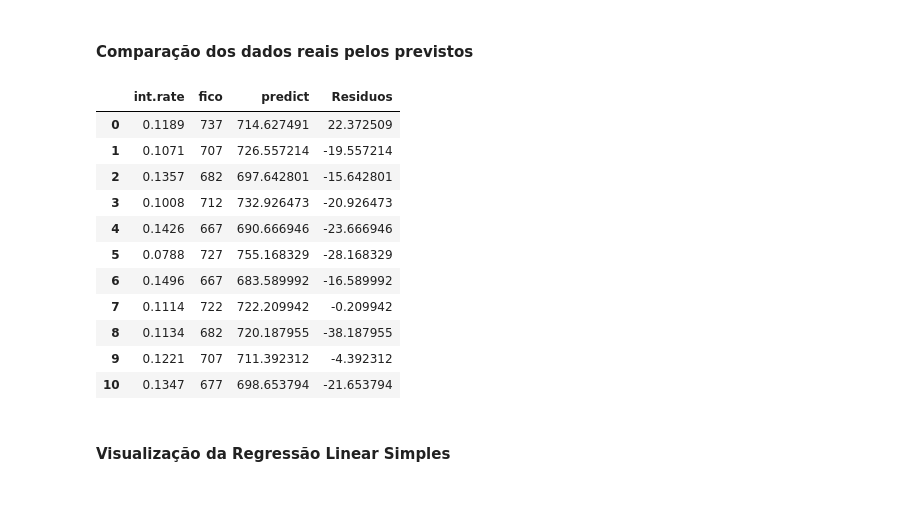
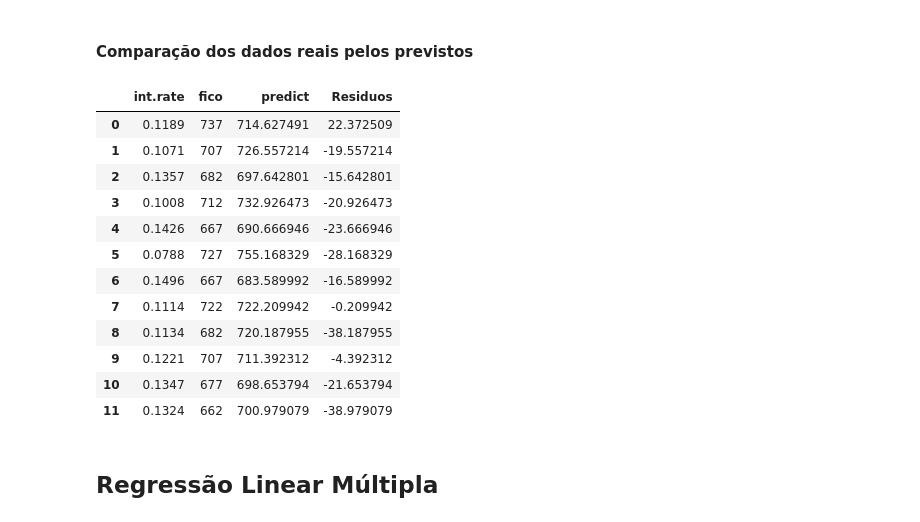
Before and after one commit to wander-asb/Emprestimos, a Jupyter notebook: emprestimos_previsao.ipynb, the cells around one changed output. Cells and saved outputs as stored; diff of their text form; code cells hidden in the pictures.

```diff
--- a/emprestimos_previsao.ipynb
+++ b/emprestimos_previsao.ipynb
@@ -106,20 +124,17 @@ sns.heatmap(corr, mask=mask, cmap=cmap, vmax=.3, center=0, annot=True,
 #### Comparação dos dados reais pelos previstos
 # %%
 #Separamos as variáveis
-X = df_emprestimos['int.rate']
-Y = df_emprestimos['fico']
+X = df_emprestimos['int.rate'].values.reshape((len(df_emprestimos)), 1)
+Y = df_emprestimos['fico'].values
 
-#Adicionaremos um valor constante para que o statsmodels realize o treinamento
-X = sm.add_constant(X)
-
-#Criamos o modelo de regressão linear simples
-modelo = sm.OLS(Y, X)
+#Intanciamos o modelo de regressão linear
+modelo = linear_model.LinearRegression(normalize = False, fit_intercept=True)
 
 #Treinamento
-modelo_v1 = modelo.fit()
+modelo.fit(X, Y)
 
 #Verificamos as variaveis preditas
-valores_previstos = modelo_v1.predict(X)
+valores_previstos = modelo.predict(X)
 
 #Adicionamos os dados previstos em um Dataframe para compararmos o Score real e o Score dado pelo modelo
 table_preview = df_emprestimos[['int.rate','fico']]
@@ -128,19 +143,20 @@ table_preview['predict'] = valores_previstos
 #Avaliar resíduos
 table_preview['Residuos'] = table_preview['fico'] - table_preview['predict']
 # %%
-table_preview.head(11)
+table_preview.head(12)
 # %% [output]
 |  | int.rate | fico | predict | Residuos |
 | 0 | 0.1189 | 737 | 714.627491 | 22.372509 |
 | 1 | 0.1071 | 707 | 726.557214 | -19.557214 |
 | 2 | 0.1357 | 682 | 697.642801 | -15.642801 |
 | 3 | 0.1008 | 712 | 732.926473 | -20.926473 |
 | 4 | 0.1426 | 667 | 690.666946 | -23.666946 |
 | 5 | 0.0788 | 727 | 755.168329 | -28.168329 |
 | 6 | 0.1496 | 667 | 683.589992 | -16.589992 |
 | 7 | 0.1114 | 722 | 722.209942 | -0.209942 |
 | 8 | 0.1134 | 682 | 720.187955 | -38.187955 |
 | 9 | 0.1221 | 707 | 711.392312 | -4.392312 |
 | 10 | 0.1347 | 677 | 698.653794 | -21.653794 |
+| 11 | 0.1324 | 662 | 700.979079 | -38.979079 |
 # %% [markdown]
-#### Visualização da Regressão Linear Simples
+## Regressão Linear Múltipla
```
Also changed, not shown: parts of 8 cells of this notebook.
